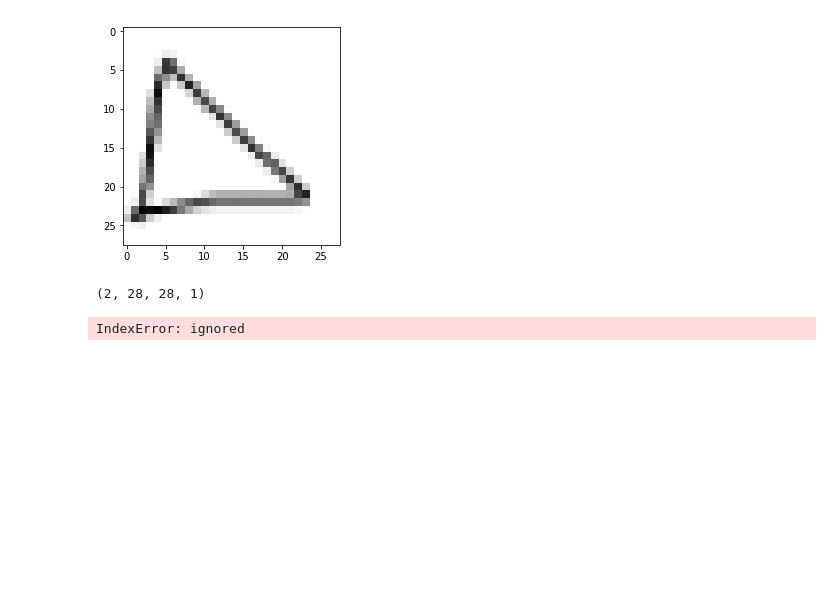
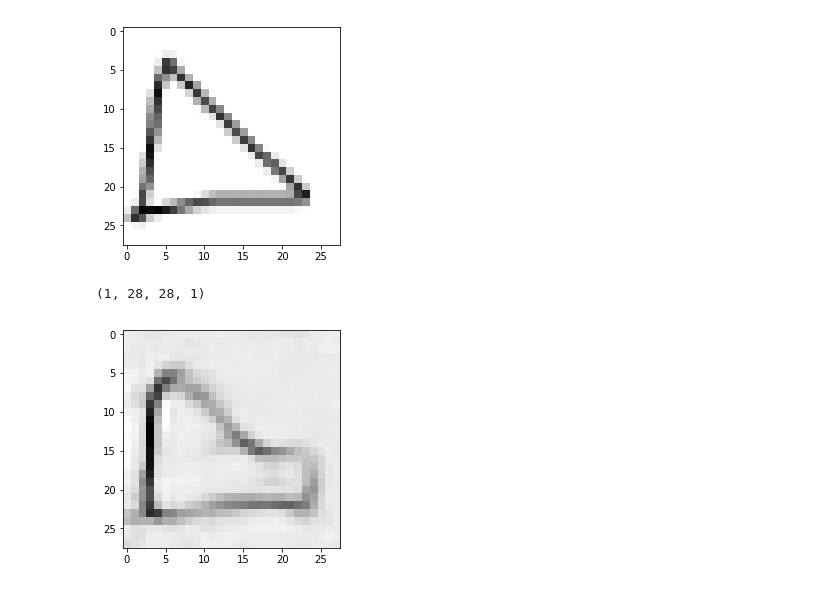
Before and after one commit to chkda/Image--Denoising, a Jupyter notebook: Image_denoising.ipynb, the cells around one changed output. Drawn from its saved outputs; the diff is of its cells as text; code cells hidden in the pictures; blank space fills up the shorter version.

```diff
--- a/Image_denoising.ipynb
+++ b/Image_denoising.ipynb
@@ -196,12 +199,15 @@ plt.show()
 # %% [output]
 [figure]
 # %%
-#noi_p = np.expand_dims(noi_p,axis=0)
+noi_p = np.expand_dims(noi_p,axis=0)
 noi_p.shape
 # %% [output]
-(2, 28, 28, 1)
+(1, 28, 28, 1)
 # %%
-noi_p = noi_p.astype('float32')
-pred = ae.predict_on_batch(noi_p[0])
+#noi_p = noi_p.astype('float32')
+pred = ae(noi_p)
-# %% [output]
-IndexError: ignored
+# %%
+plt.imshow(np.squeeze(pred[0],axis=2),cmap='gray')
+plt.show()
+# %% [output]
+[figure, added]
```
Also changed, not shown: parts of 4 cells of this notebook.
